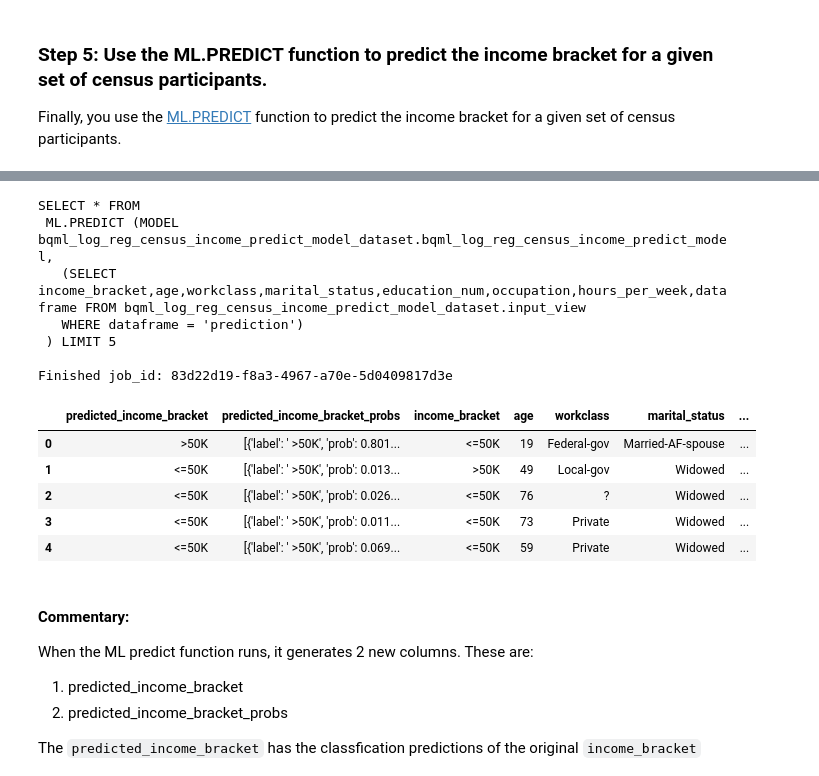
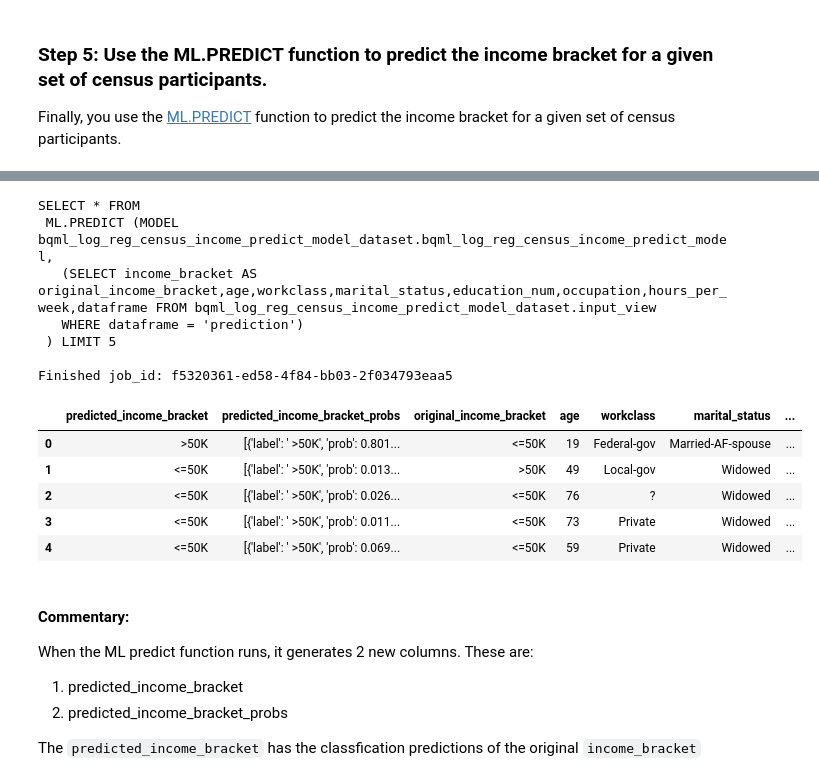
Before and after one commit to paulycloud/ml_portfolio, a Jupyter notebook: 02_BigQuery_ML/02_census_logistic_reg/index.ipynb, the cells around one changed output, grey strips where cells are left out. Saved outputs shown, nothing was run; the diff lists cells and outputs as text; code cells hidden in the pictures.

```diff
--- a/02_BigQuery_ML/02_census_logistic_reg/index.ipynb
+++ b/02_BigQuery_ML/02_census_logistic_reg/index.ipynb
@@ -619,26 +722,25 @@ Finished job_id: faeeb569-8b63-4809-94d9-16dd1cbd6022
 # %%
 # We are using the remainder of our data ot perform predictions by limiting the dataframe to "PREDICTION". About 3142 rows.
 
 sql_ml_predict = f"""
 SELECT * FROM
  ML.PREDICT (MODEL {BQ_DATASET_NAME}.{BQML_MODEL_NAME},
-   (SELECT income_bracket,age,workclass,marital_status,education_num,occupation,hours_per_week,dataframe FROM {BQ_DATASET_NAME}.input_view
+   (SELECT income_bracket AS original_income_bracket,age,workclass,marital_status,education_num,occupation,hours_per_week,dataframe FROM {BQ_DATASET_NAME}.input_view
    WHERE dataframe = 'prediction')
  ) LIMIT 5
 """
-
 print(sql_ml_predict)
 
 run_bq_query(sql_ml_predict)
 # %% [output]
 SELECT * FROM
  ML.PREDICT (MODEL bqml_log_reg_census_income_predict_model_dataset.bqml_log_reg_census_income_predict_model,
-   (SELECT income_bracket,age,workclass,marital_status,education_num,occupation,hours_per_week,dataframe FROM bqml_log_reg_census_income_predict_model_dataset.input_view
+   (SELECT income_bracket AS original_income_bracket,age,workclass,marital_status,education_num,occupation,hours_per_week,dataframe FROM bqml_log_reg_census_income_predict_model_dataset.input_view
    WHERE dataframe = 'prediction')
  ) LIMIT 5
 
-Finished job_id: 83d22d19-f8a3-4967-a70e-5d0409817d3e
+Finished job_id: f5320361-ed58-4f84-bb03-2f034793eaa5
-|  | predicted_income_bracket | predicted_income_bracket_probs | income_bracket | age | workclass | marital_status | ... |
+|  | predicted_income_bracket | predicted_income_bracket_probs | original_income_bracket | age | workclass | marital_status | ... |
 | 0 | >50K | [{'label': ' >50K', 'prob': 0.801... | <=50K | 19 | Federal-gov | Married-AF-spouse | ... |
 | 1 | <=50K | [{'label': ' >50K', 'prob': 0.013... | >50K | 49 | Local-gov | Widowed | ... |
 | 2 | <=50K | [{'label': ' >50K', 'prob': 0.026... | <=50K | 76 | ? | Widowed | ... |
```
Also changed, not shown: parts of 61 cells of this notebook, 9 other files.
